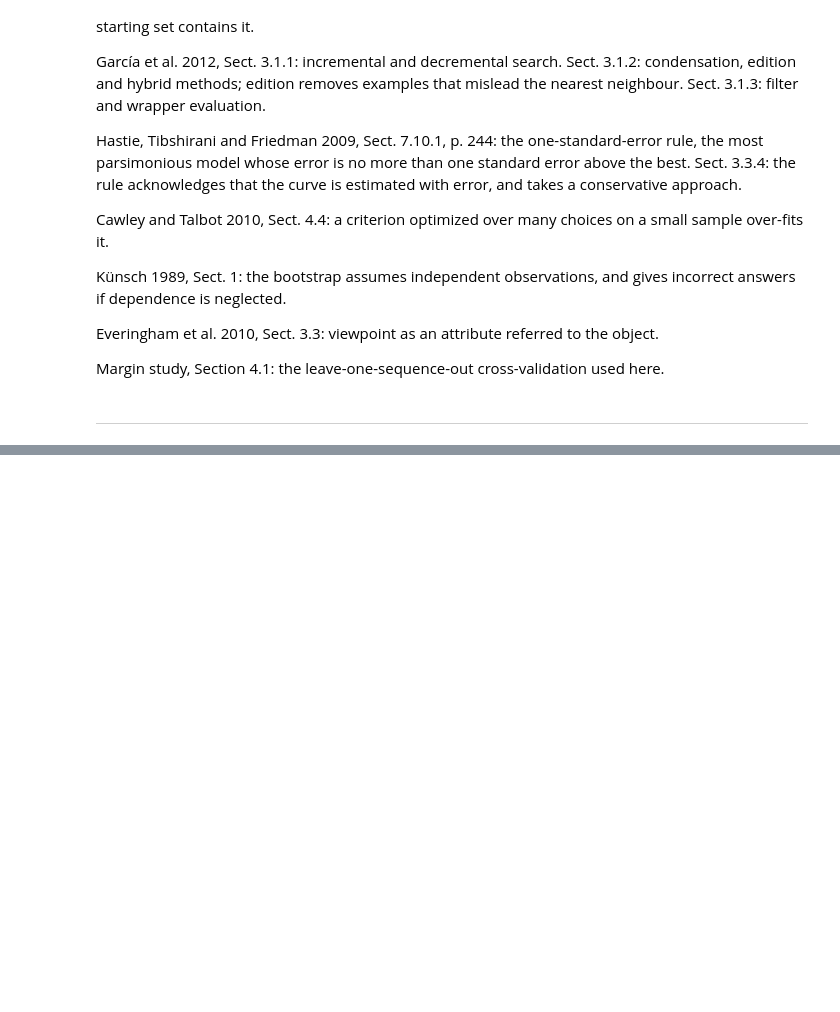
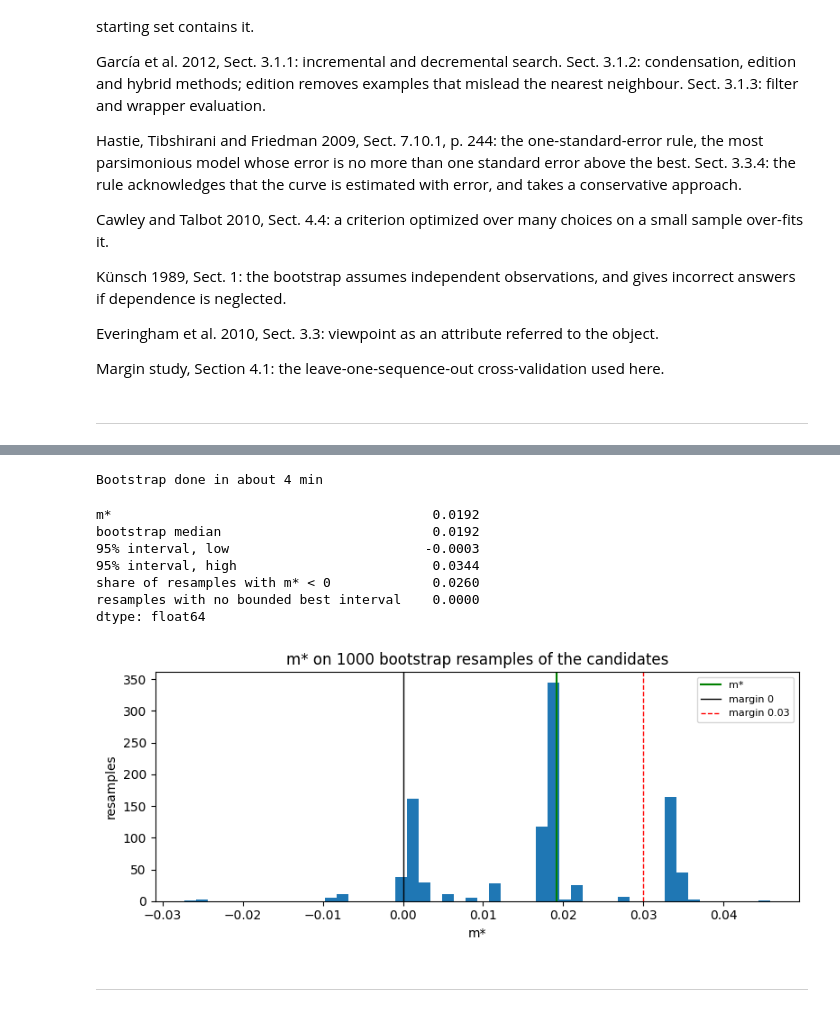
Before and after one commit to xrushofblood/vad_project, a Jupyter notebook: notebooks/phase_1_support_set_v2_study.ipynb, the cells around one changed output, grey strips where cells are left out. Cells and saved outputs as stored; diff of their text form; code cells hidden in the pictures; blank space fills up the shorter version.

```diff
--- a/notebooks/phase_1_support_set_v2_study.ipynb
+++ b/notebooks/phase_1_support_set_v2_study.ipynb
@@ -1331,0 +1478,37 @@ Margin study, Section 4.1: the leave-one-sequence-out cross-validation used here
+# %%
+# 7.3 Stability of m* (description only): the 13 candidates are resampled with replacement and m* is chosen again
+import time
+
+candidate_rng = np.random.default_rng(RANDOM_SEED)
+CANDIDATE_BOOTSTRAP = candidate_rng.integers(0, len(CANDIDATES), size=(N_BOOTSTRAP, len(CANDIDATES)))
+start = time.time()
+bootstrap_m_star = np.array([choose_margin(margin_curve([MOVES_NEW[i] for i in idx], merge=False))[0]
+                             for idx in CANDIDATE_BOOTSTRAP])
+print(f"Bootstrap done in about {(time.time() - start) / 60:.0f} min")
+low_b, high_b = percentile_interval(bootstrap_m_star)
+display(pd.Series({"m*": NEW_MARGIN, "bootstrap median": float(np.nanmedian(bootstrap_m_star)),
+                   "95% interval, low": low_b, "95% interval, high": high_b,
+                   "share of resamples with m* < 0": float(np.nanmean(bootstrap_m_star < 0)),
+                   "resamples with no bounded best interval": int(np.isnan(bootstrap_m_star).sum())}).round(4))
+
+fig, ax = plt.subplots(figsize=(8, 3.5))
+ax.hist(bootstrap_m_star[~np.isnan(bootstrap_m_star)], bins=50)            # display only
+ax.axvline(NEW_MARGIN, color="green", linewidth=1.5, label="m*")
+ax.axvline(0.0, color="black", linewidth=1, label="margin 0")
+ax.axvline(0.03, color="red", linestyle="--", linewidth=1, label="margin 0.03")
+ax.set(title=f"m* on {N_BOOTSTRAP} bootstrap resamples of the candidates", xlabel="m*", ylabel="resamples")
+ax.legend(fontsize=8)
+plt.tight_layout()
+plt.show()
+# %% [output]
+Bootstrap done in about 4 min
+m*                                         0.0192
+bootstrap median                           0.0192
+95% interval, low                         -0.0003
+95% interval, high                         0.0344
+share of resamples with m* < 0             0.0260
+resamples with no bounded best interval    0.0000
+dtype: float64
+[figure, added]
+# %% [markdown]
+------------------------------------------------------------------------------------------------------------------------------------------
```
Also changed, not shown: parts of 6 cells of this notebook.
